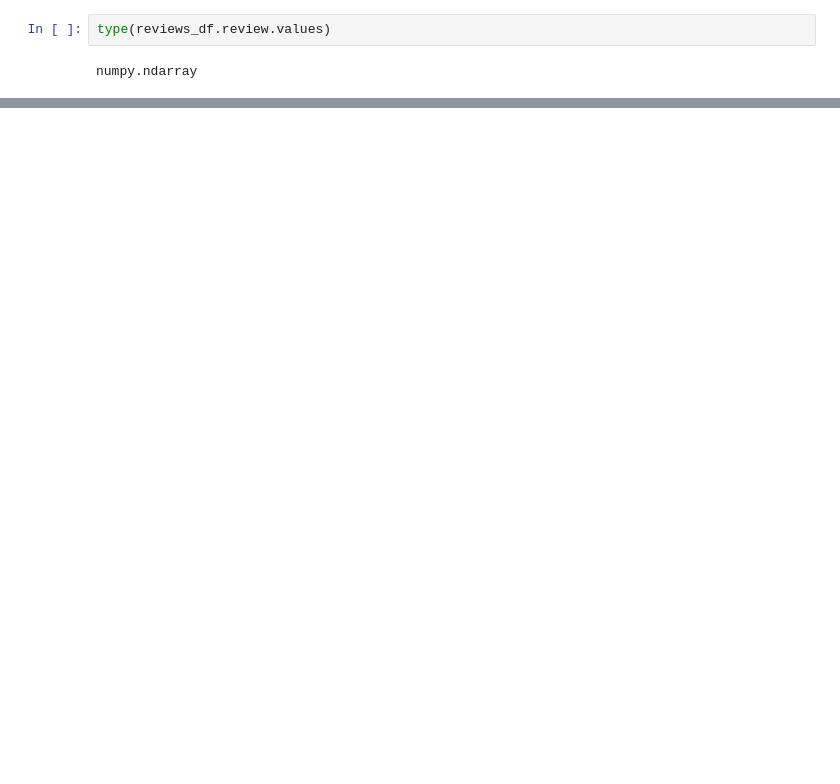
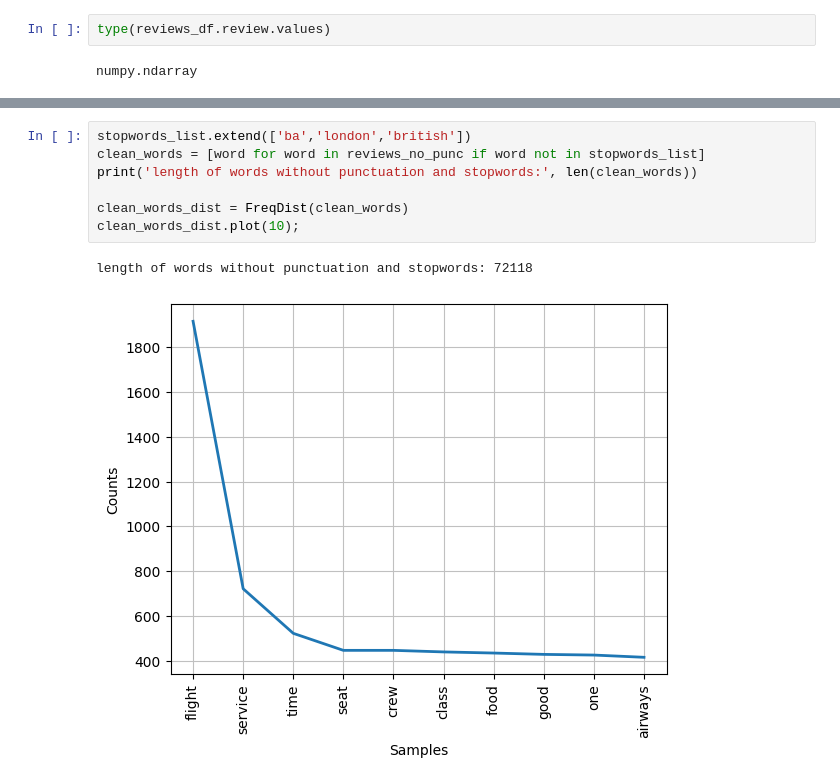
Before and after one commit to Oluwajuwon-O/sentiment_analysis, a Jupyter notebook: getting_started.ipynb, the cells around one changed output, grey strips where cells are left out. Cells and saved outputs as stored; diff of their text form; blank space fills up the shorter version.

```diff
--- a/getting_started.ipynb
+++ b/getting_started.ipynb
@@ -192,0 +265,10 @@ ValueError: text input must be of type `str` (single example), `List[str]` (batc
+# %%
+stopwords_list.extend(['ba','london','british'])
+clean_words = [word for word in reviews_no_punc if word not in stopwords_list]
+print('length of words without punctuation and stopwords:', len(clean_words))
+
+clean_words_dist = FreqDist(clean_words)
+clean_words_dist.plot(10);
+# %% [output]
+length of words without punctuation and stopwords: 72118
+[figure, added]
```
Also changed, not shown: parts of 28 cells of this notebook.
